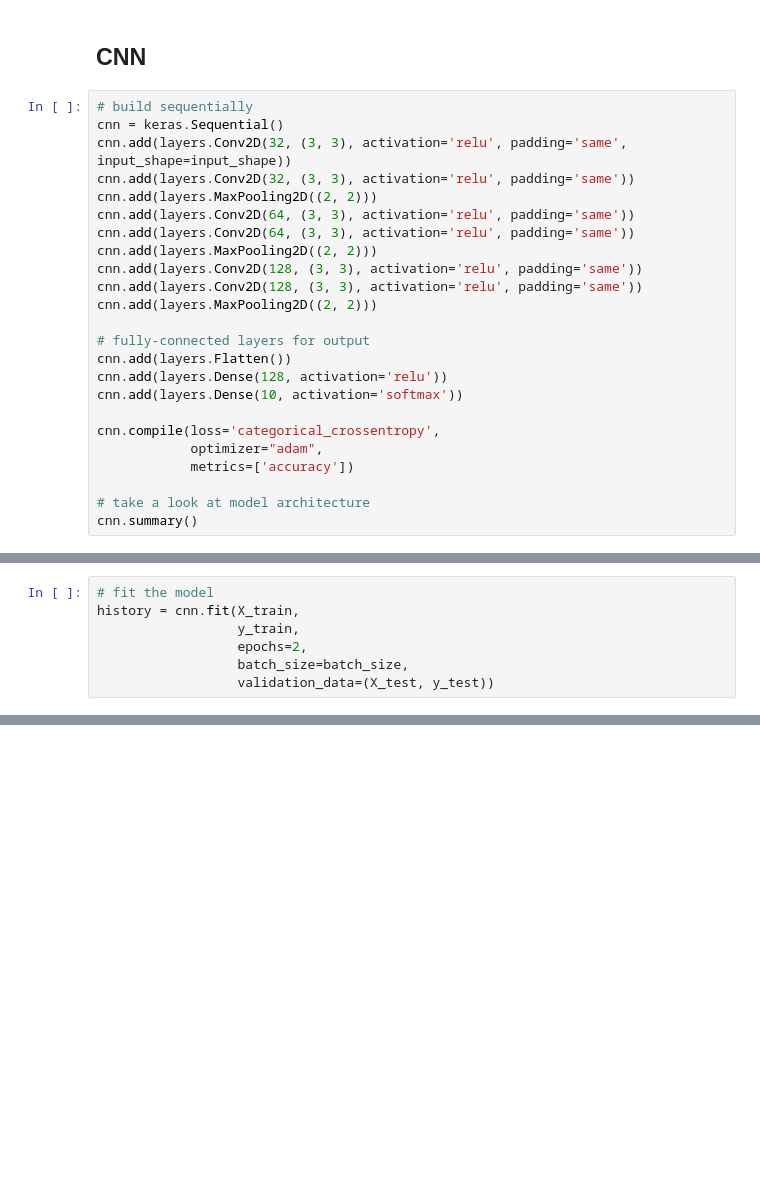
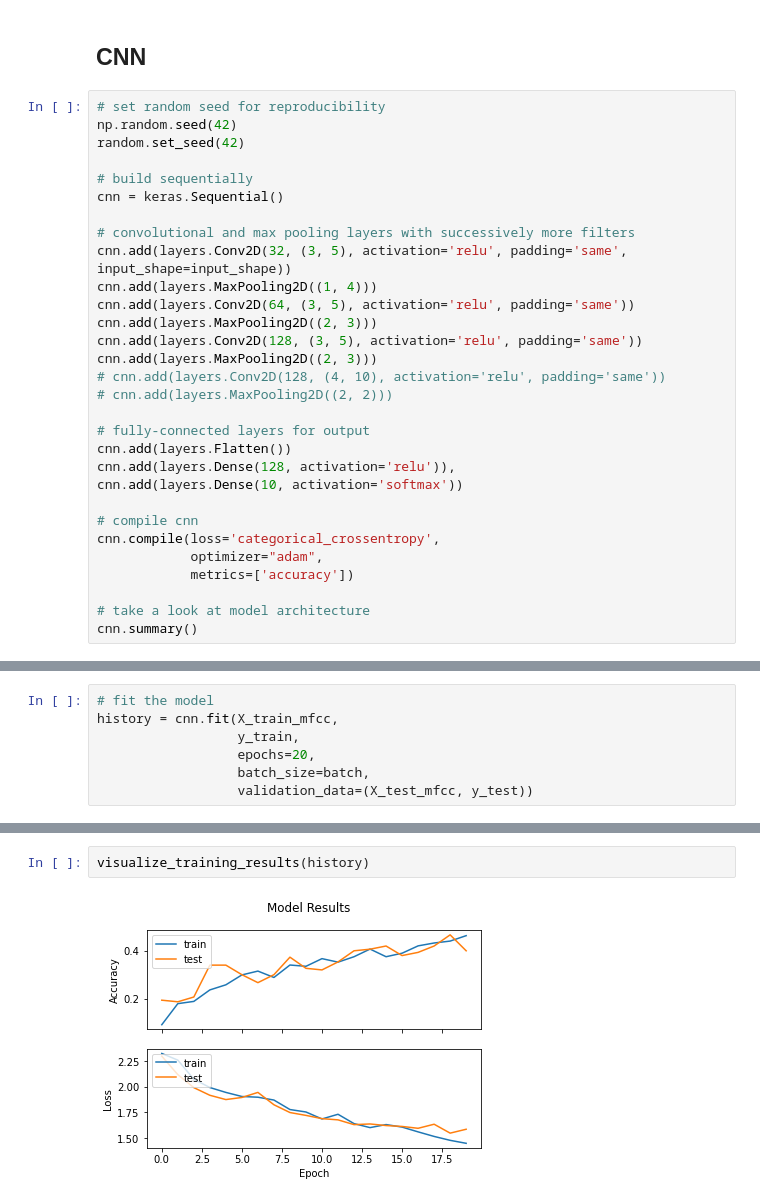
Before and after one commit to Jyve00/MIR, a Jupyter notebook: notebooks/nick/CNN1.ipynb, the cells around one changed output, grey strips where cells are left out. Saved outputs shown, nothing was run; the diff lists cells and outputs as text; blank space fills up the shorter version.

```diff
--- a/notebooks/nick/CNN1.ipynb
+++ b/notebooks/nick/CNN1.ipynb
@@ -295,23 +237,29 @@ visualize_training_results(simple_history)
 # %% [markdown]
 ## CNN
 # %%
+# set random seed for reproducibility
+np.random.seed(42)
+random.set_seed(42)
+
 # build sequentially
 cnn = keras.Sequential()
-cnn.add(layers.Conv2D(32, (3, 3), activation='relu', padding='same', input_shape=input_shape))
-cnn.add(layers.Conv2D(32, (3, 3), activation='relu', padding='same'))
-cnn.add(layers.MaxPooling2D((2, 2)))
-cnn.add(layers.Conv2D(64, (3, 3), activation='relu', padding='same'))
-cnn.add(layers.Conv2D(64, (3, 3), activation='relu', padding='same'))
-cnn.add(layers.MaxPooling2D((2, 2)))
-cnn.add(layers.Conv2D(128, (3, 3), activation='relu', padding='same'))
-cnn.add(layers.Conv2D(128, (3, 3), activation='relu', padding='same'))
-cnn.add(layers.MaxPooling2D((2, 2)))
+
+# convolutional and max pooling layers with successively more filters
+cnn.add(layers.Conv2D(32, (3, 5), activation='relu', padding='same', input_shape=input_shape))
+cnn.add(layers.MaxPooling2D((1, 4)))
+cnn.add(layers.Conv2D(64, (3, 5), activation='relu', padding='same'))
+cnn.add(layers.MaxPooling2D((2, 3)))
+cnn.add(layers.Conv2D(128, (3, 5), activation='relu', padding='same'))
+cnn.add(layers.MaxPooling2D((2, 3)))
+# cnn.add(layers.Conv2D(128, (4, 10), activation='relu', padding='same'))
+# cnn.add(layers.MaxPooling2D((2, 2)))
 
 # fully-connected layers for output
 cnn.add(layers.Flatten())
-cnn.add(layers.Dense(128, activation='relu'))
+cnn.add(layers.Dense(128, activation='relu')),
 cnn.add(layers.Dense(10, activation='softmax'))
 
+# compile cnn
 cnn.compile(loss='categorical_crossentropy',
             optimizer="adam",
             metrics=['accuracy'])
@@ -321,7 +287,7 @@ cnn.summary()
 # %%
 # fit the model
-history = cnn.fit(X_train,
+history = cnn.fit(X_train_mfcc,
                   y_train,
-                  epochs=2,
-                  batch_size=batch_size,
-                  validation_data=(X_test, y_test))
+                  epochs=20,
+                  batch_size=batch,
+                  validation_data=(X_test_mfcc, y_test))
@@ -327,0 +312,4 @@ history = cnn.fit(X_train,
+# %%
+visualize_training_results(history)
+# %% [output]
+[figure, added]
```
Also changed, not shown: parts of 10 cells of this notebook, 2 other files.
